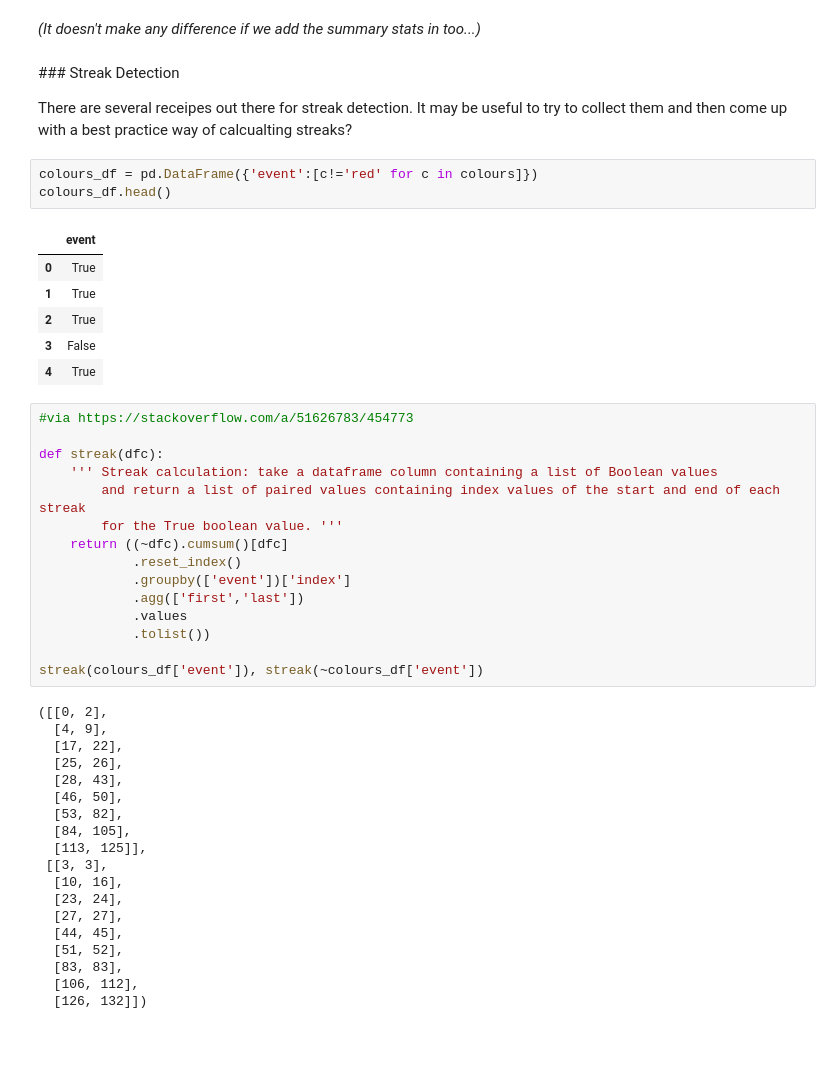
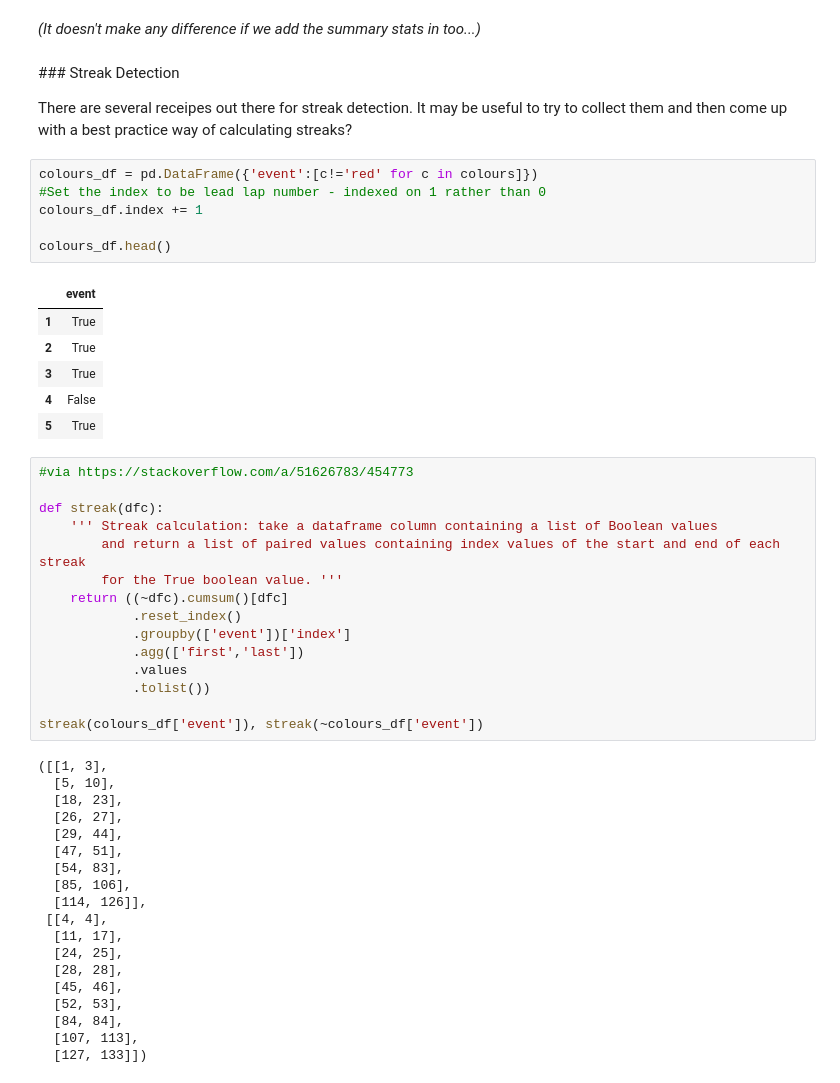
Before and after one commit to f1datajunkie/WEC, a Jupyter notebook: notebooks/Race Events.ipynb, the cells around one changed output. Saved outputs shown, nothing was run; the diff lists cells and outputs as text; blank space fills up the shorter version.

```diff
--- a/notebooks/Race Events.ipynb
+++ b/notebooks/Race Events.ipynb
@@ -272,17 +284,20 @@ laptimes_summary_stats.reset_index().plot(kind='scatter', x='LEAD_LAP_NUMBER', y
 # %% [markdown]
 ### Streak Detection
 
-There are several receipes out there for streak detection. It may be useful to try to collect them and then come up with a best practice way of calcualting streaks?
+There are several receipes out there for streak detection. It may be useful to try to collect them and then come up with a best practice way of calculating streaks?
 # %%
 colours_df = pd.DataFrame({'event':[c!='red' for c in colours]})
+#Set the index to be lead lap number - indexed on 1 rather than 0
+colours_df.index += 1
+
 colours_df.head()
 # %% [output]
 |  | event |
-| 0 | True |
 | 1 | True |
 | 2 | True |
-| 3 | False |
-| 4 | True |
+| 3 | True |
+| 4 | False |
+| 5 | True |
 # %%
 #via https://stackoverflow.com/a/51626783/454773
 
@@ -299,24 +314,24 @@ def streak(dfc):
 
 streak(colours_df['event']), streak(~colours_df['event'])
 # %% [output]
-([[0, 2],
-  [4, 9],
-  [17, 22],
-  [25, 26],
-  [28, 43],
-  [46, 50],
-  [53, 82],
-  [84, 105],
-  [113, 125]],
- [[3, 3],
-  [10, 16],
-  [23, 24],
-  [27, 27],
-  [44, 45],
-  [51, 52],
-  [83, 83],
-  [106, 112],
-  [126, 132]])
+([[1, 3],
+  [5, 10],
+  [18, 23],
+  [26, 27],
+  [29, 44],
+  [47, 51],
+  [54, 83],
+  [85, 106],
+  [114, 126]],
+ [[4, 4],
+  [11, 17],
+  [24, 25],
+  [28, 28],
+  [45, 46],
+  [52, 53],
+  [84, 84],
+  [107, 113],
+  [127, 133]])
 # %%
 def streak_len(streak_list, lap_index = 1):
     ''' Return a dataframe showing streak lap start, end, length. '''
```
Also changed, not shown: parts of 27 cells of this notebook.
